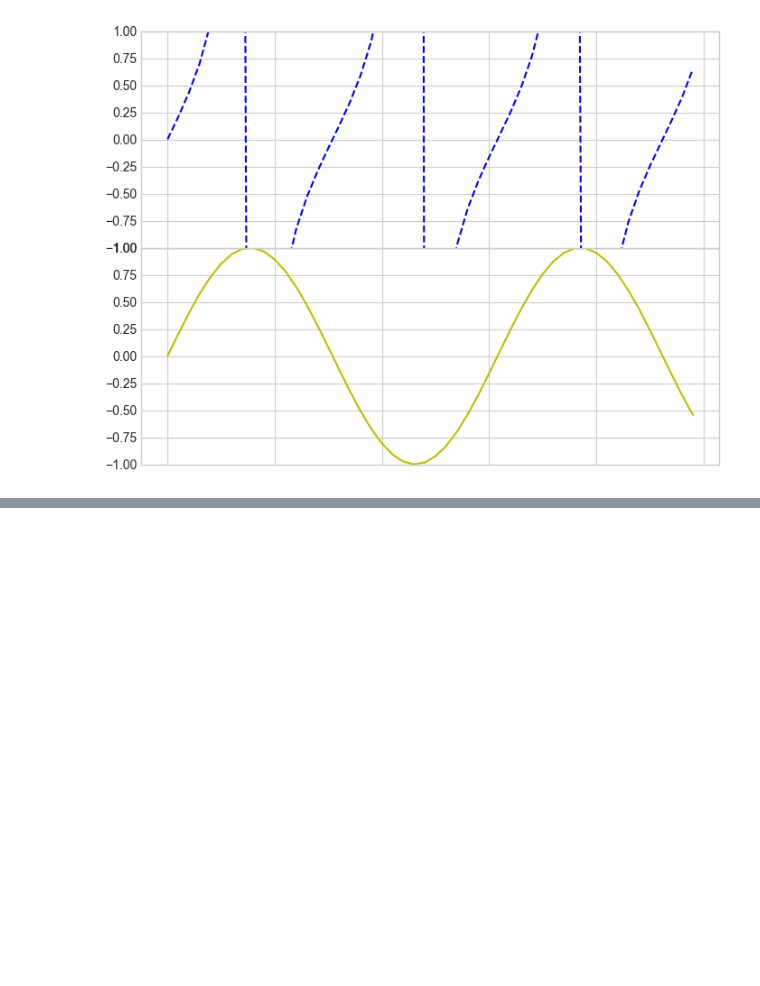
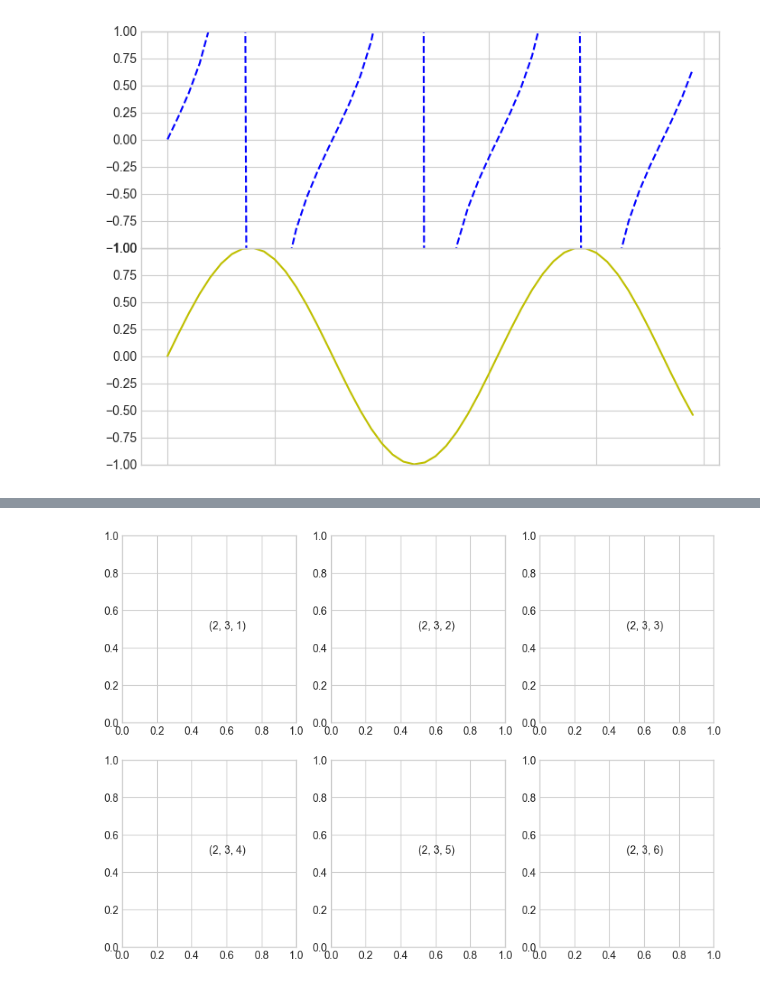
Before and after one commit to denis-james/Self-Learning, a Jupyter notebook: Matplotlib/7. Subplots.ipynb, the cells around one changed output, grey strips where cells are left out. Drawn from its saved outputs; the diff is of its cells as text; code cells hidden in the pictures; blank space fills up the shorter version.

```diff
--- a/Matplotlib/7. Subplots.ipynb
+++ b/Matplotlib/7. Subplots.ipynb
@@ -31,0 +34,7 @@ ax2.plot(np.tan(x),'--b')
+# %%
+plt.figure(figsize=(10,7))
+for i in range(1,7):
+    plt.subplot(2,3,i,)
+    plt.text(.5,.5,str((2,3,i)))
+# %% [output]
+[figure, added]
```
Also changed, not shown: parts of 12 cells of this notebook.
